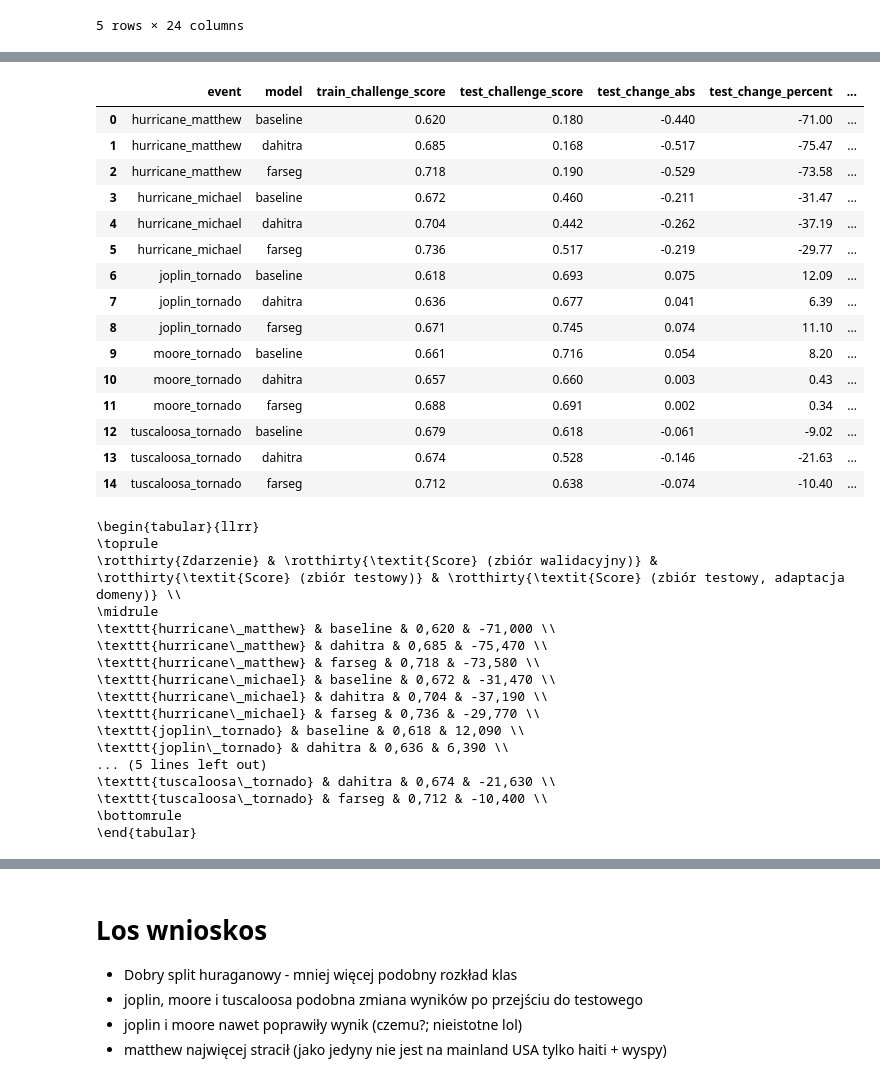
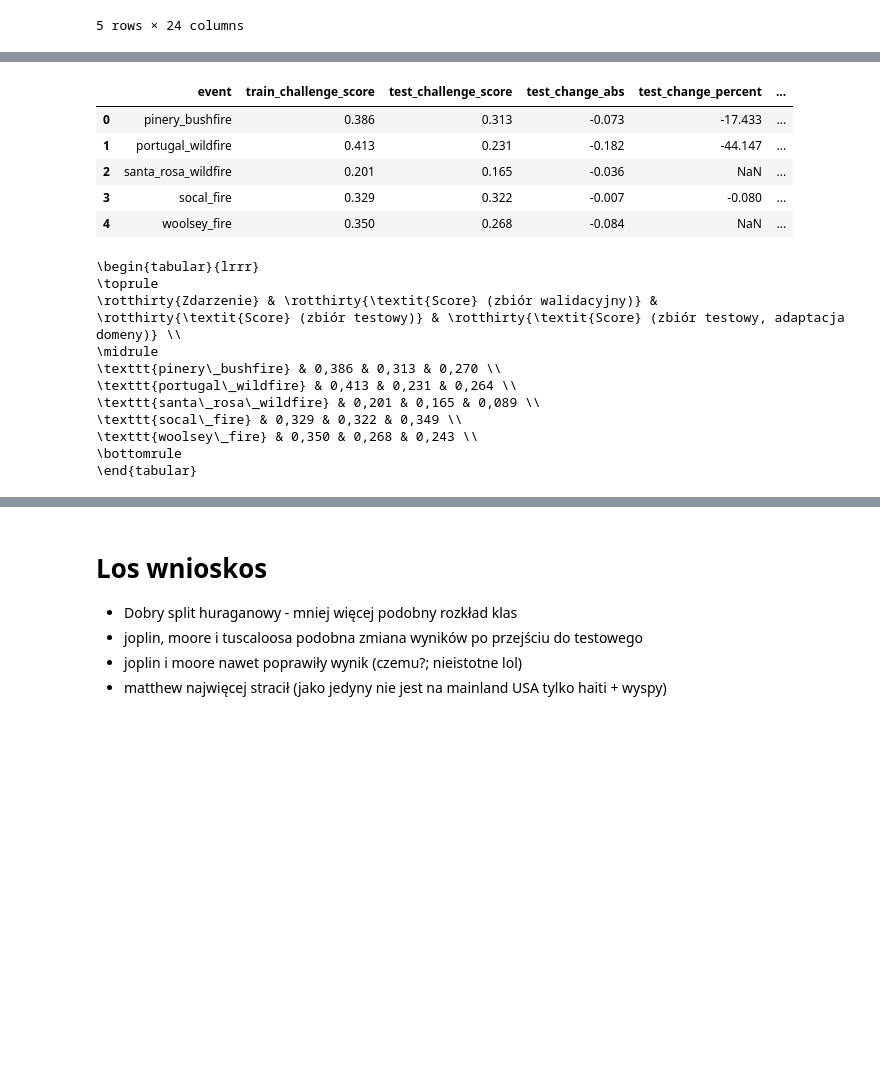
Before and after one commit to SNURTEL/building-damage-assessment, a Jupyter notebook: notebooks/results_split.ipynb, the cells around one changed output, grey strips where cells are left out. Saved outputs shown, nothing was run; the diff lists cells and outputs as text; code cells hidden in the pictures; blank space fills up the shorter version.

```diff
--- a/notebooks/results_split.ipynb
+++ b/notebooks/results_split.ipynb
@@ -92,7 +92,7 @@ for split, event, model, best_score, best_score_epoch in fixes_multi_epoch:
     split_msl_df.at[(split, event, model), "best_challenge_score_target"] = best_score
     split_msl_df.at[(split, event, model), "best_challenge_score_target_epoch"] = best_score_epoch
 
-# split_msl_df.insert(4, "best_challenge_score_computed", 0.3 * split_msl_df["f1_loc_target"] + 0.7 * 5 / sum([1 / split_msl_df[f"f1_target_{i}"] for i in range(5)]))
+split_msl_df.insert(4, "best_challenge_score_computed", 0.3 * split_msl_df["f1_loc_target"] + 0.7 * 5 / sum([1 / split_msl_df[f"f1_target_{i}"] for i in range(5)]))
 
 split_msl_df = split_msl_df.add_prefix("msl_")
 split_msl_df
@@ -163,9 +163,10 @@ df.insert(
     .astype(str)
     + "%",
 )
-df["msl_challenge_score_overall"] = cat["msl_best_challenge_score_target"].combine_first(
-    cat["msl_challenge_score_target"]
-)
+# df["msl_challenge_score_overall"] = cat["msl_best_challenge_score_target"].combine_first(
+#     cat["msl_challenge_score_target"]
+# )
+df["msl_challenge_score_overall"] = cat["msl_best_challenge_score_computed"]
 df.insert(
     4,
     "msl_change",
@@ -198,6 +199,7 @@ def compute_challenge_score(row, n_classes: int = 5):
         5,
     )
 
+df =  df.drop(index=("wildfire", "socal_fire", "baseline"), axis=0)
 
 df
 # %% [output]
@@ -227,74 +229,57 @@ _df = df.reset_index()
 query = """
 SELECT
     event,
-    model,
     ROUND(MEAN(train_challenge_score_safe), 3) "train_challenge_score",
     ROUND(MEAN(test_challenge_score_safe), 3) "test_challenge_score",
     ROUND(MEAN(test_challenge_score_safe - train_challenge_score_safe), 3) "test_change_abs",
     ROUND(MEAN(test_change[0:-2]::double), 3) "test_change_percent",
     ROUND(MEAN(msl_challenge_score_overall), 3) "msl_challenge_score",
     ROUND(MEAN(msl_challenge_score_overall - test_challenge_score_safe), 3) "msl_change_abs",
     ROUND(MEAN(msl_change[0:-2]::double), 3) "msl_change_percent",
     -- ROUND(MEAN(msl_f1_loc_target - test_f1_loc_safe), 3) "f1_loc_change_abs",
     -- ROUND(MEAN((msl_f1_loc_target - test_f1_loc_safe) * 100 / test_f1_loc_safe), 3) "f1_loc_change_percent",
 FROM _df
-WHERE split LIKE 'wind'
-GROUP BY split, event, model
-ORDER BY split, event, model
+WHERE split LIKE 'wildfire'
+GROUP BY split, event
+ORDER BY split, event
 -- ORDER BY test_challenge_score DESC,
 """
 res = duckdb.query(query).df()
 display(HTML(res.to_html()))
 
 
 res1 = res
 res1['event'] = res1['event'].apply(lambda v: f"\\texttt{{{v}}}".replace('_', '\\_'))
 print(
     res1.to_latex(
         index=False,
         decimal=",",
         float_format="%.3f",
         columns=[c for i, c in enumerate(res.columns) if i in (0, 1, 2, 5)],
         header=[
             "\\rotthirty{{Zdarzenie}}",
             "\\rotthirty{{\\textit{{Score}} (zbiór walidacyjny)}}",
             "\\rotthirty{{\\textit{{Score}} (zbiór testowy)}}",
             "\\rotthirty{{\\textit{{Score}} (zbiór testowy, adaptacja domeny)}}",
         ],
     )
 )
 # %% [output]
-|  | event | model | train_challenge_score | test_challenge_score | test_change_abs | test_change_percent | ... |
-| 0 | hurricane_matthew | baseline | 0.620 | 0.180 | -0.440 | -71.00 | ... |
-| 1 | hurricane_matthew | dahitra | 0.685 | 0.168 | -0.517 | -75.47 | ... |
-| 2 | hurricane_matthew | farseg | 0.718 | 0.190 | -0.529 | -73.58 | ... |
-| 3 | hurricane_michael | baseline | 0.672 | 0.460 | -0.211 | -31.47 | ... |
-| 4 | hurricane_michael | dahitra | 0.704 | 0.442 | -0.262 | -37.19 | ... |
-| 5 | hurricane_michael | farseg | 0.736 | 0.517 | -0.219 | -29.77 | ... |
-| 6 | joplin_tornado | baseline | 0.618 | 0.693 | 0.075 | 12.09 | ... |
-| 7 | joplin_tornado | dahitra | 0.636 | 0.677 | 0.041 | 6.39 | ... |
-| 8 | joplin_tornado | farseg | 0.671 | 0.745 | 0.074 | 11.10 | ... |
-| 9 | moore_tornado | baseline | 0.661 | 0.716 | 0.054 | 8.20 | ... |
-| 10 | moore_tornado | dahitra | 0.657 | 0.660 | 0.003 | 0.43 | ... |
-| 11 | moore_tornado | farseg | 0.688 | 0.691 | 0.002 | 0.34 | ... |
-| 12 | tuscaloosa_tornado | baseline | 0.679 | 0.618 | -0.061 | -9.02 | ... |
-| 13 | tuscaloosa_tornado | dahitra | 0.674 | 0.528 | -0.146 | -21.63 | ... |
-| 14 | tuscaloosa_tornado | farseg | 0.712 | 0.638 | -0.074 | -10.40 | ... |
+|  | event | train_challenge_score | test_challenge_score | test_change_abs | test_change_percent | ... |
+| 0 | pinery_bushfire | 0.386 | 0.313 | -0.073 | -17.433 | ... |
+| 1 | portugal_wildfire | 0.413 | 0.231 | -0.182 | -44.147 | ... |
+| 2 | santa_rosa_wildfire | 0.201 | 0.165 | -0.036 | NaN | ... |
+| 3 | socal_fire | 0.329 | 0.322 | -0.007 | -0.080 | ... |
+| 4 | woolsey_fire | 0.350 | 0.268 | -0.084 | NaN | ... |
-\begin{tabular}{llrr}
+\begin{tabular}{lrrr}
 \toprule
 \rotthirty{Zdarzenie} & \rotthirty{\textit{Score} (zbiór walidacyjny)} & \rotthirty{\textit{Score} (zbiór testowy)} & \rotthirty{\textit{Score} (zbiór testowy, adaptacja domeny)} \\
 \midrule
-\texttt{hurricane\_matthew} & baseline & 0,620 & -71,000 \\
-\texttt{hurricane\_matthew} & dahitra & 0,685 & -75,470 \\
-\texttt{hurricane\_matthew} & farseg & 0,718 & -73,580 \\
-\texttt{hurricane\_michael} & baseline & 0,672 & -31,470 \\
-\texttt{hurricane\_michael} & dahitra & 0,704 & -37,190 \\
-\texttt{hurricane\_michael} & farseg & 0,736 & -29,770 \\
-\texttt{joplin\_tornado} & baseline & 0,618 & 12,090 \\
-\texttt{joplin\_tornado} & dahitra & 0,636 & 6,390 \\
-... (5 lines left out)
-\texttt{tuscaloosa\_tornado} & dahitra & 0,674 & -21,630 \\
-\texttt{tuscaloosa\_tornado} & farseg & 0,712 & -10,400 \\
+\texttt{pinery\_bushfire} & 0,386 & 0,313 & 0,270 \\
+\texttt{portugal\_wildfire} & 0,413 & 0,231 & 0,264 \\
+\texttt{santa\_rosa\_wildfire} & 0,201 & 0,165 & 0,089 \\
+\texttt{socal\_fire} & 0,329 & 0,322 & 0,349 \\
+\texttt{woolsey\_fire} & 0,350 & 0,268 & 0,243 \\
 \bottomrule
 \end{tabular}
 # %%
```
Also changed, not shown: parts of 6 cells of this notebook, 19 other files.
